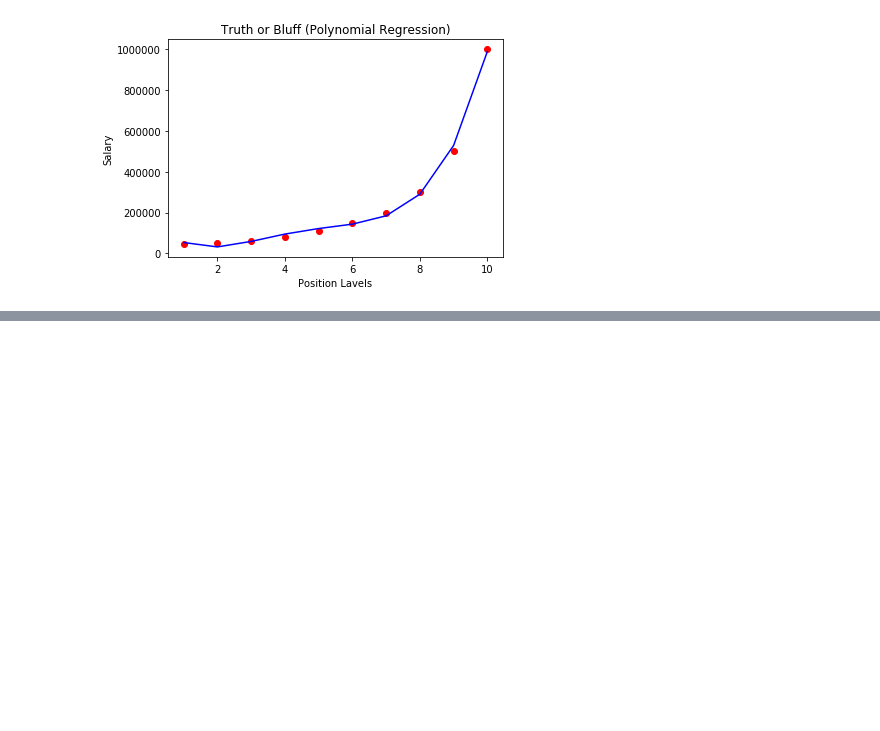
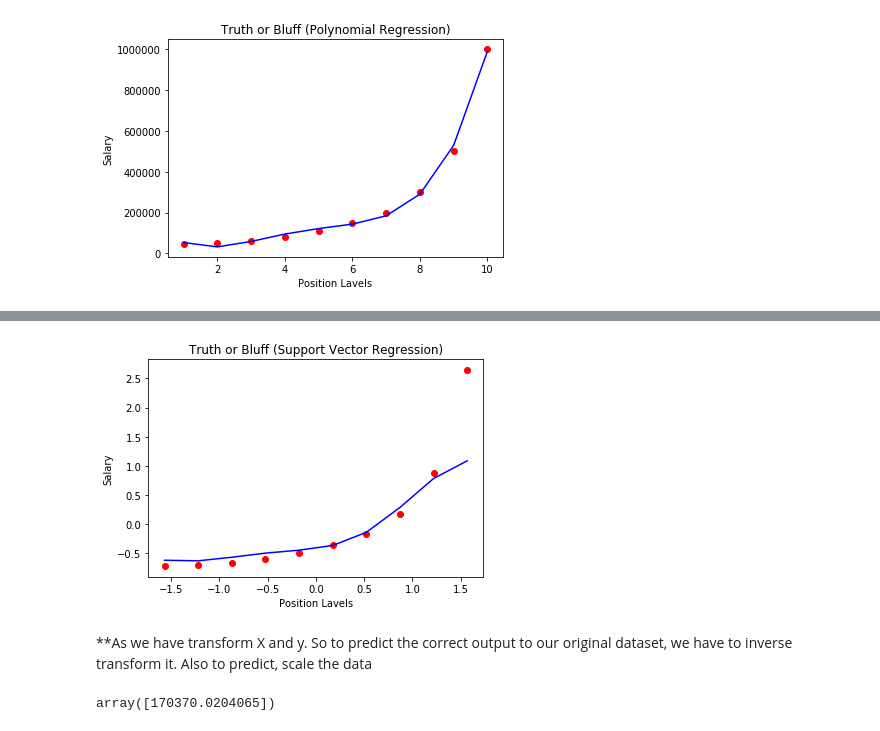
Before and after one commit to mayurandhare13/Machine-Learning, a Jupyter notebook: Polynomial Regression.ipynb, the cells around one changed output, grey strips where cells are left out. Saved outputs shown, nothing was run; the diff lists cells and outputs as text; code cells hidden in the pictures; blank space fills up the shorter version.

```diff
--- a/Polynomial Regression.ipynb
+++ b/Polynomial Regression.ipynb
@@ -72,0 +97,7 @@ array([1])
+# %%
+from sklearn.preprocessing import StandardScaler
+sc_X = StandardScaler()
+sc_y = StandardScaler()
+# %%
+X_svr = sc_X.fit_transform(X)
+y_svr = sc_y.fit_transform(y.values.reshape(10, 1))
@@ -72,0 +111,11 @@ array([1])
+# %%
+plt.scatter(X_svr, y_svr, color="red")
+plt.plot(X_svr, reg_svr.predict(X_svr), color="blue")
+plt.xlabel("Position Lavels")
+plt.ylabel('Salary')
+plt.title("Truth or Bluff (Support Vector Regression)")
+plt.show()
+# %% [output]
+[figure, added]
+# %% [markdown]
+**As we have transform X and y. So to predict the correct output to our original dataset, we have to inverse transform it. Also to predict, scale the data
@@ -72,0 +124,4 @@ array([1])
+# %%
+y_pred
+# %% [output]
+array([170370.0204065])
```
Also changed, not shown: parts of 12 cells of this notebook, 1 other file.
